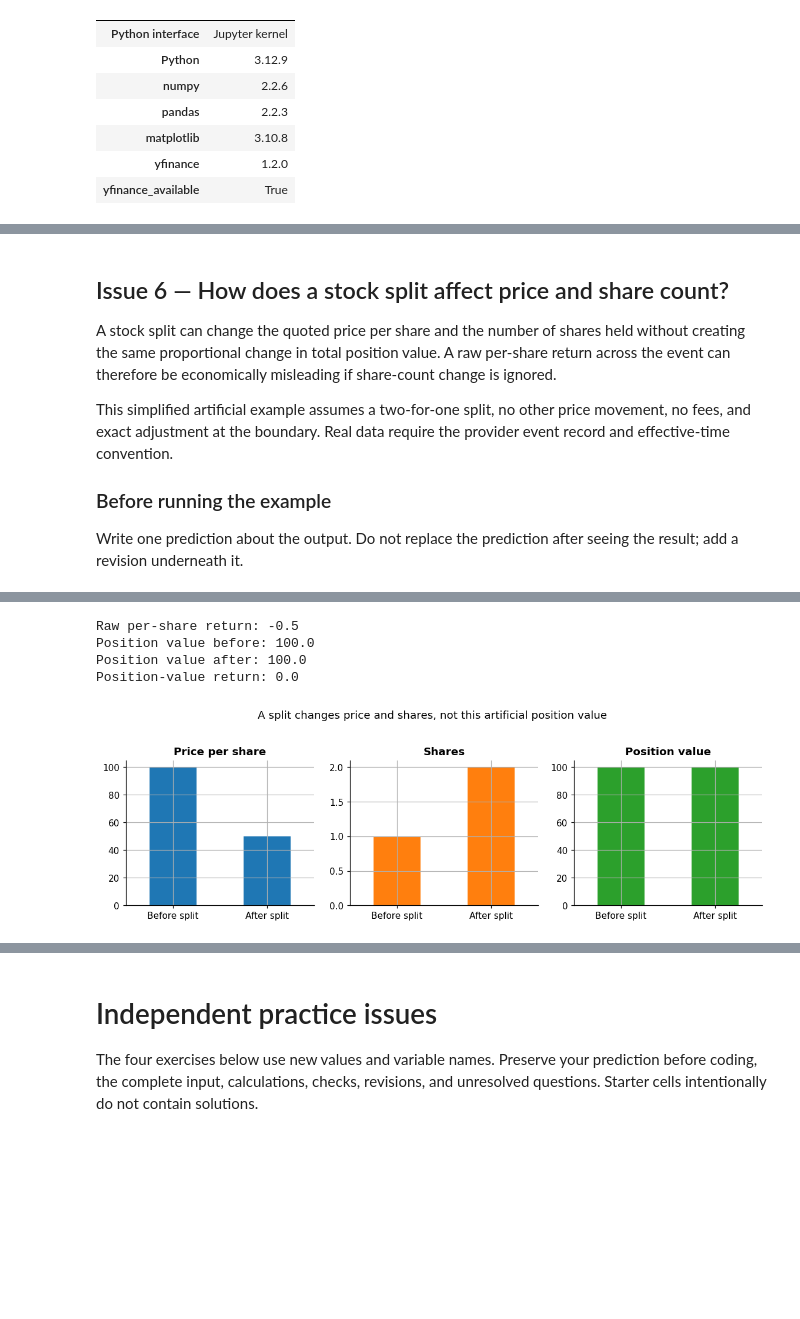
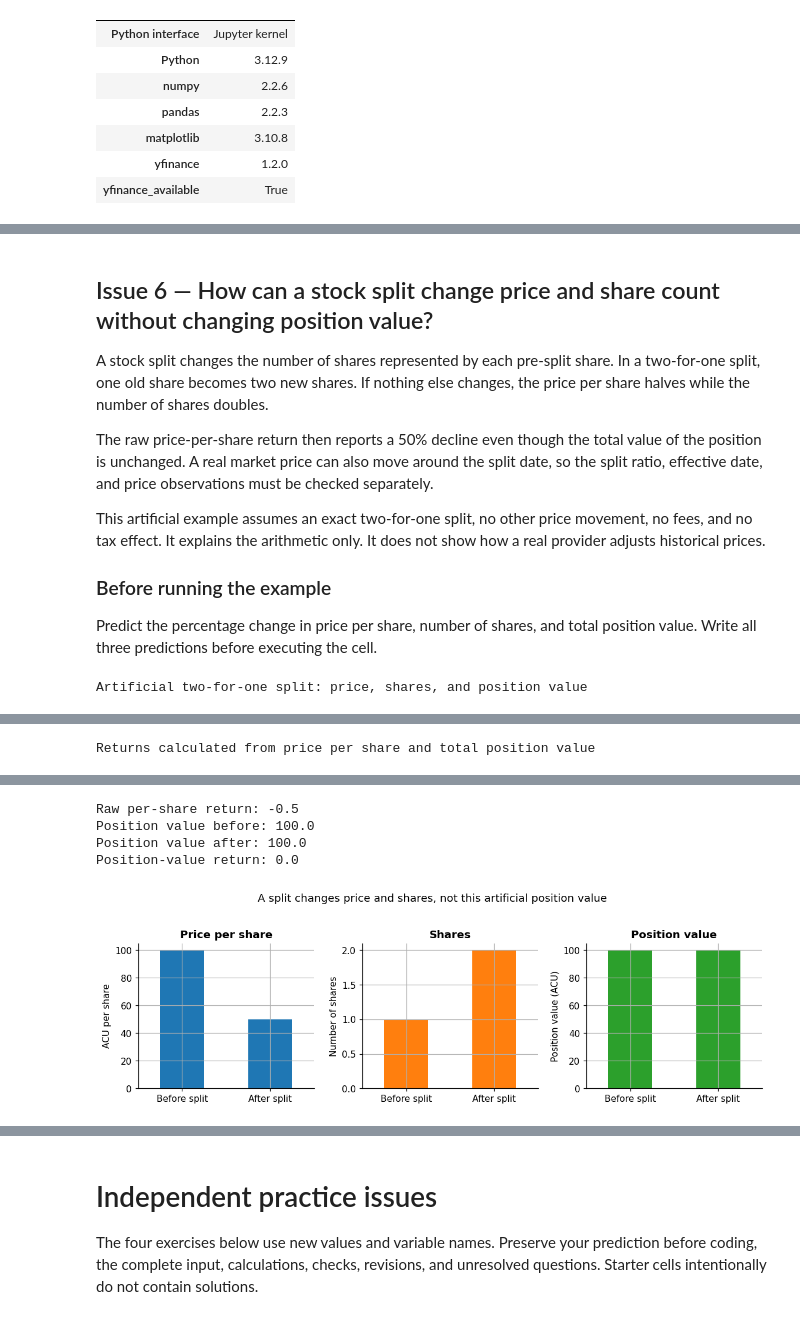
Before and after one commit to KennethWYLee/FinTech, a Jupyter notebook: course/02/week2_main.ipynb, the cells around one changed output, grey strips where cells are left out. Saved outputs shown, nothing was run; the diff lists cells and outputs as text; code cells hidden in the pictures; blank space fills up the shorter version.

```diff
--- a/course/02/week2_main.ipynb
+++ b/course/02/week2_main.ipynb
@@ -681,15 +958,18 @@ When returns differ across fields, stop and compare documented construction rule
 # %% [markdown]
-## Issue 6 — How does a stock split affect price and share count?
+## Issue 6 — How can a stock split change price and share count without changing position value?
 
 
-A stock split can change the quoted price per share and the number of shares held without creating the same proportional change in total position value. A raw per-share return across the event can therefore be economically misleading if share-count change is ignored.
+A stock split changes the number of shares represented by each pre-split share. In a two-for-one split, one old share becomes two new shares. If nothing else changes, the price per share halves while the number of shares doubles.
 
-This simplified artificial example assumes a two-for-one split, no other price movement, no fees, and exact adjustment at the boundary. Real data require the provider event record and effective-time convention.
+The raw price-per-share return then reports a 50% decline even though the total value of the position is unchanged. A real market price can also move around the split date, so the split ratio, effective date, and price observations must be checked separately.
+
+This artificial example assumes an exact two-for-one split, no other price movement, no fees, and no tax effect. It explains the arithmetic only. It does not show how a real provider adjusts historical prices.
 
 
 ### Before running the example
 
-Write one prediction about the output. Do not replace the prediction after seeing the result; add a revision underneath it.
+
+Predict the percentage change in price per share, number of shares, and total position value. Write all three predictions before executing the cell.
 # %%
 split_example = pd.Series(
     {
@@ -722,8 +1002,16 @@ split_return_table = pd.DataFrame(
     index=["Raw per-share price", "Position value"],
 )
 
-display(split_table)
-display(split_return_table.round(4))
+display(
+    split_table.style.set_caption(
+        "Artificial two-for-one split: price, shares, and position value"
+    )
+)
+display(
+    split_return_table.round(4).style.set_caption(
+        "Returns calculated from price per share and total position value"
+    )
+)
 print("Raw per-share return:", raw_per_share_return)
 print("Position value before:", value_before)
 print("Position value after:", value_after)
@@ -738,6 +1026,9 @@ for axis, column, color in zip(
     split_table[column].plot(kind="bar", ax=axis, color=color, rot=0)
     axis.set_title(column.replace("_", " "))
     axis.set_xlabel("")
+axes[0].set_ylabel("ACU per share")
+axes[1].set_ylabel("Number of shares")
+axes[2].set_ylabel("Position value (ACU)")
 fig.suptitle("A split changes price and shares, not this artificial position value", y=1.03)
 plt.tight_layout()
 plt.show()
@@ -745,4 +1036,5 @@ plt.show()
 assert np.isclose(raw_per_share_return, -0.50)
 assert np.isclose(position_value_return, 0.0)
 # %% [output]
+Artificial two-for-one split: price, shares, and position value
 |  | Price_per_share | Shares | Position_value |
@@ -751 +1043,2 @@ assert np.isclose(position_value_return, 0.0)
+Returns calculated from price per share and total position value
 |  | Return_decimal | Return_percent |
@@ -754,8 +1047,8 @@ assert np.isclose(position_value_return, 0.0)
-Raw per-share return: -0.5
-Position value before: 100.0
-Position value after: 100.0
-Position-value return: 0.0
+Raw per-share return: -0.5
+Position value before: 100.0
+Position value after: 100.0
+Position-value return: 0.0
-[figure, old version]
+[figure, new version]
 # %% [markdown]
 ### Interpret the output
 
```
Also changed, not shown: parts of 67 cells of this notebook.
